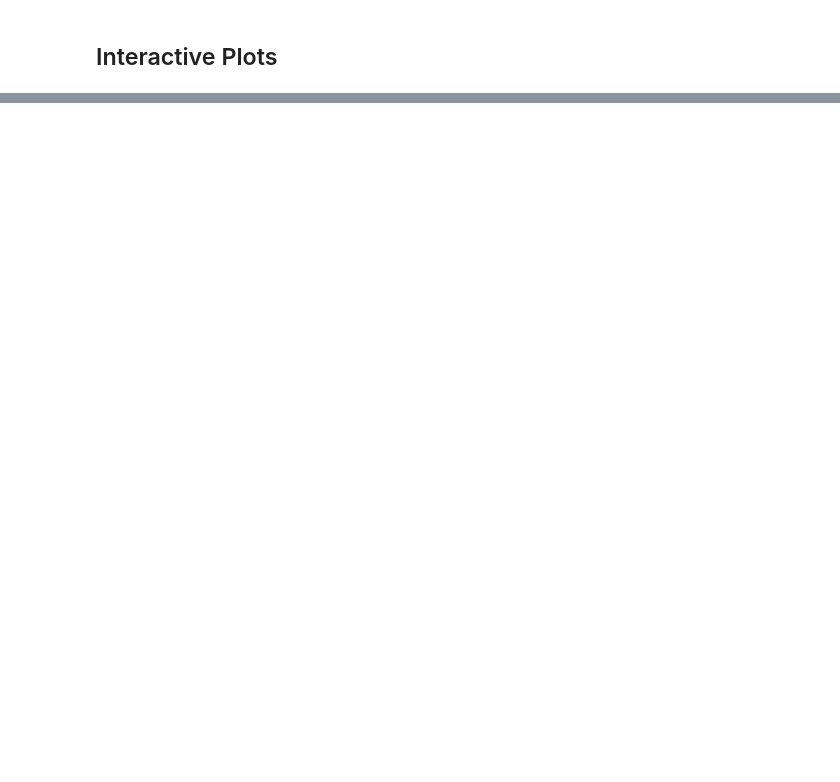
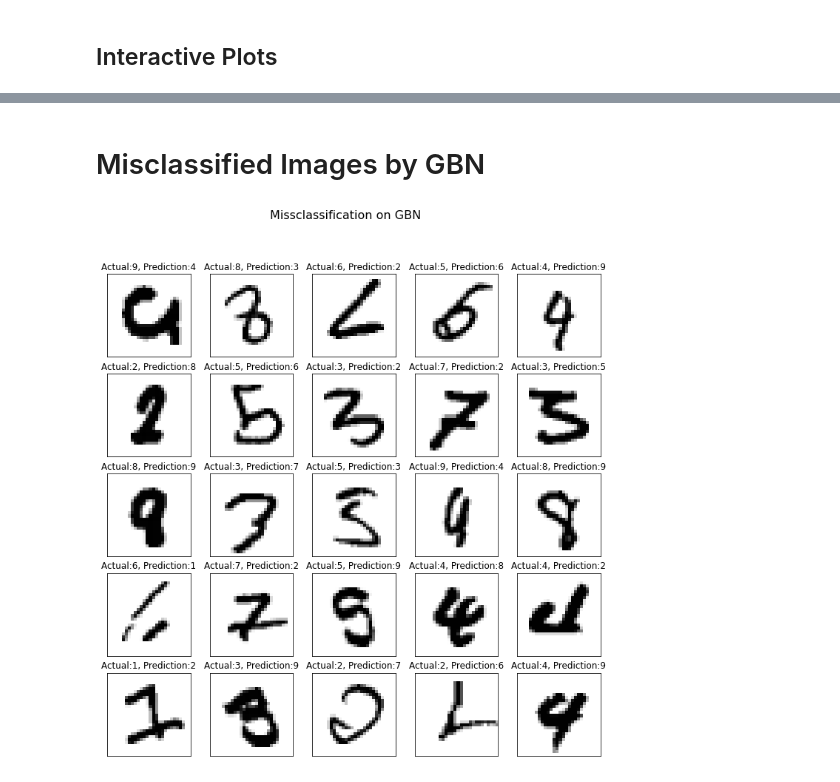
Before and after one commit to gmshashank/Pytorch_Vision, a Jupyter notebook: MNIST/Session3/3_Regularization(GBN_BN_Dropout).ipynb, the cells around one changed output, grey strips where cells are left out. Cells and saved outputs as stored; diff of their text form; code cells hidden in the pictures; blank space fills up the shorter version.

Commit message:
Updated misclassified images.

```diff
--- a/MNIST/Session3/3_Regularization(GBN_BN_Dropout).ipynb
+++ b/MNIST/Session3/3_Regularization(GBN_BN_Dropout).ipynb
@@ -540,3 +561,37 @@ fig1.update_yaxes(title_text="Validation Accuracy", row=1, col=1)
 fig1.show()
 # %% [output]
 [interactive output not drawn]
+# %% [markdown]
+# Misclassified Images by GBN
+# %%
+# miss_classification(model, device, testloader = test_loader, model_version,  num_of_images = 25)
+def miss_classification(model, device, testloader,model_version, num_of_images = 25):
+    model.eval()
+    misclassified_cnt = 0
+    fig = plt.figure(figsize=(12,12))
+    # print (f"Missclassification on {model_version}")
+    fig.suptitle(f"Missclassification on {model_version}", fontsize=16)
+    for data, target in testloader:
+        data, target = data.to(device), target.to(device)
+        output = model(data)
+        pred = output.argmax(dim=1, keepdim=True)
+        pred_marker = pred.eq(target.view_as(pred))
+        wrong_idx = (pred_marker == False).nonzero()
+        for idx in wrong_idx:
+            index = idx[0].item()
+            title = "Actual:{}, Prediction:{}".format(target[index].item(), pred[index][0].item())
+            ax = fig.add_subplot(5, 5, misclassified_cnt+1, xticks=[], yticks=[])
+            ax.set_title(title)
+            plt.imshow(data[index].cpu().numpy().squeeze(), cmap='gray_r')
+            misclassified_cnt += 1
+            if(misclassified_cnt==num_of_images):
+                break
+        if(misclassified_cnt==num_of_images):
+            break
+
+    fig.savefig(f"({model_version})_missclassified_images.jpg")
+# %%
+%matplotlib inline
+miss_classification(model, device, test_loader,"GBN", num_of_images = 25)
+# %% [output]
+[figure, added]
```
Also changed, not shown: parts of 9 cells of this notebook, 12 other files.
